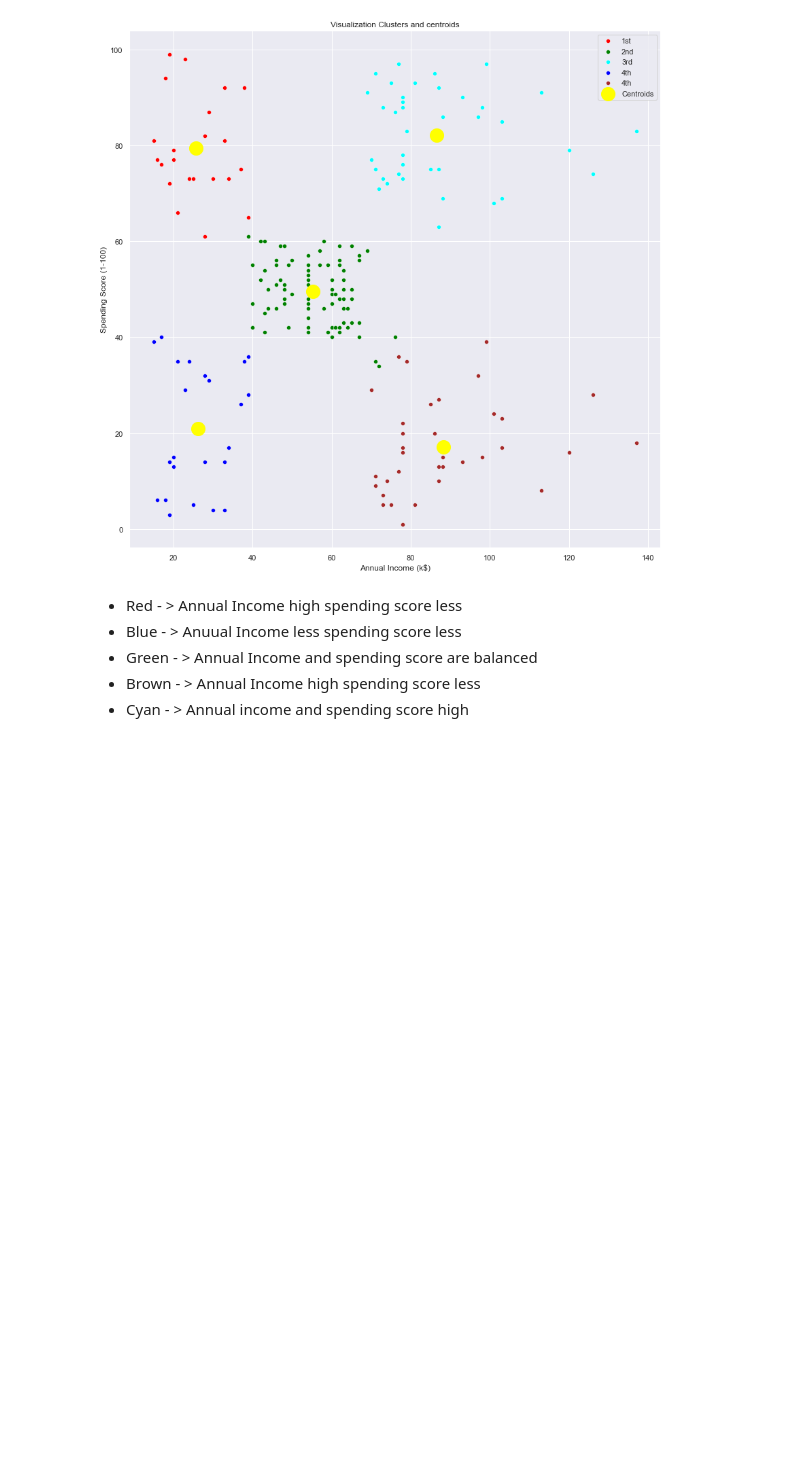
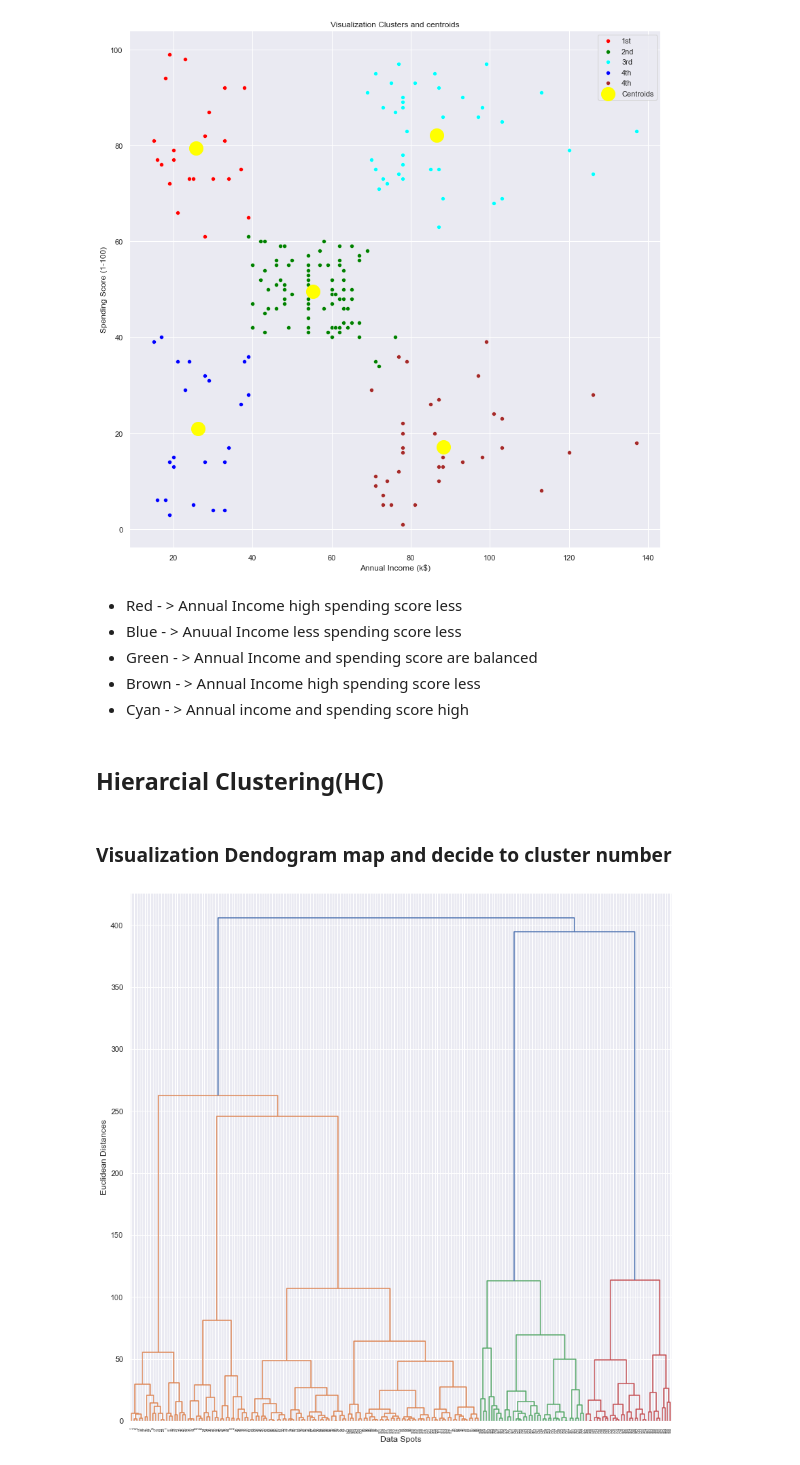
Before and after one commit to erdmkbc/Machine-Learning-Tutorial, a Jupyter notebook: Learning_Algorithms/Unsupervised_Learning/Mall_Customers/Mall_Customers.ipynb, the cells around one changed output. Saved outputs shown, nothing was run; the diff lists cells and outputs as text; code cells hidden in the pictures; blank space fills up the shorter version.

```diff
--- a/Learning_Algorithms/Unsupervised_Learning/Mall_Customers/Mall_Customers.ipynb
+++ b/Learning_Algorithms/Unsupervised_Learning/Mall_Customers/Mall_Customers.ipynb
@@ -361,3 +366,18 @@ plt.show()
 * Green - > Annual Income and spending score are balanced
 * Brown - > Annual Income high spending score less
 * Cyan - > Annual income and spending score high
+# %% [markdown]
+## Hierarcial Clustering(HC)
+# %% [markdown]
+### Visualization Dendogram map and decide to cluster number
+# %%
+Z = data.iloc[:,[3,4]]
+# %%
+from scipy.cluster.hierarchy import linkage , dendrogram
+merg = linkage(Z , method = 'ward')
+dendrogram(merg , leaf_rotation = 90)
+plt.xlabel('Data Spots')
+plt.ylabel('Euclidean Distances')
+plt.show()
+# %% [output]
+[figure, added]
```
Also changed, not shown: parts of 7 cells of this notebook.
